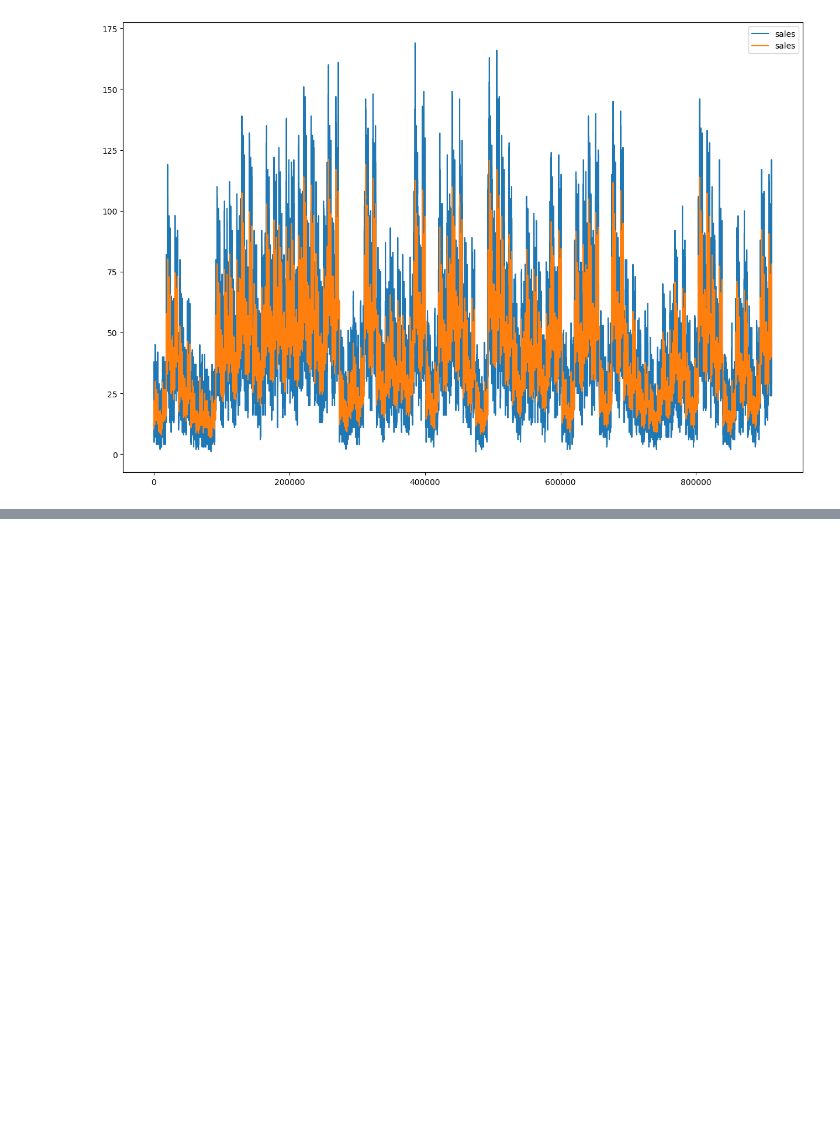
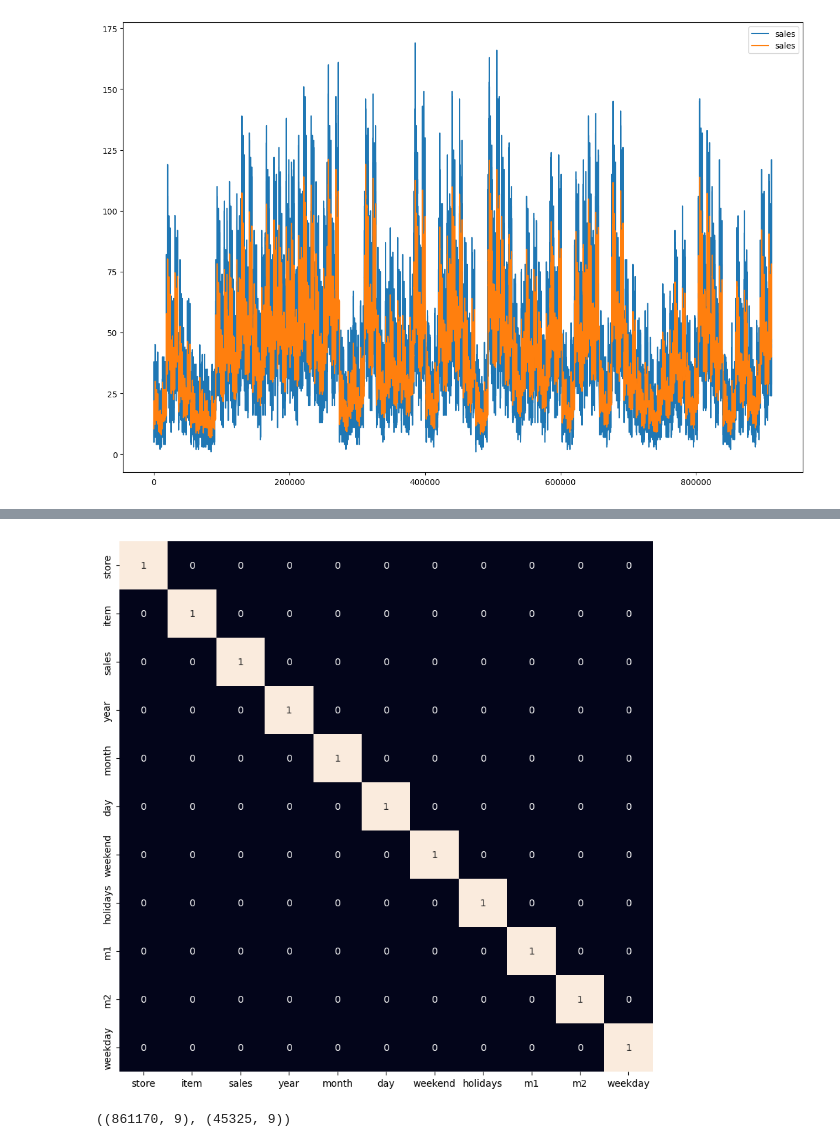
Before and after one commit to Liziye725/data_analysis_model, a Jupyter notebook: Inventory_Demand_Forecast/InventoryDemandForecastUsingMachineLearning.ipynb, the cells around one changed output, grey strips where cells are left out. Drawn from its saved outputs; the diff is of its cells as text; code cells hidden in the pictures; blank space fills up the shorter version.

```diff
--- a/Inventory_Demand_Forecast/InventoryDemandForecastUsingMachineLearning.ipynb
+++ b/Inventory_Demand_Forecast/InventoryDemandForecastUsingMachineLearning.ipynb
@@ -226,0 +230,6 @@ plt.show()
+# %%
+plt.figure(figsize=(10,10))
+sb.heatmap(df.corr() > 0.8, annot=True, cbar=False)
+plt.show()
+# %% [output]
+[figure, added]
@@ -226,0 +238,8 @@ plt.show()
+# %%
+features = df_new.drop(['sales', 'year'], axis=1)
+target = df_new['sales'].values
+X_train, X_val, Y_train, Y_val = train_test_split(features, target,
+                                                  test_size=0.05, random_state=22)
+X_train.shape, X_val.shape
+# %% [output]
+((861170, 9), (45325, 9))
```
Also changed, not shown: parts of 5 cells of this notebook.
